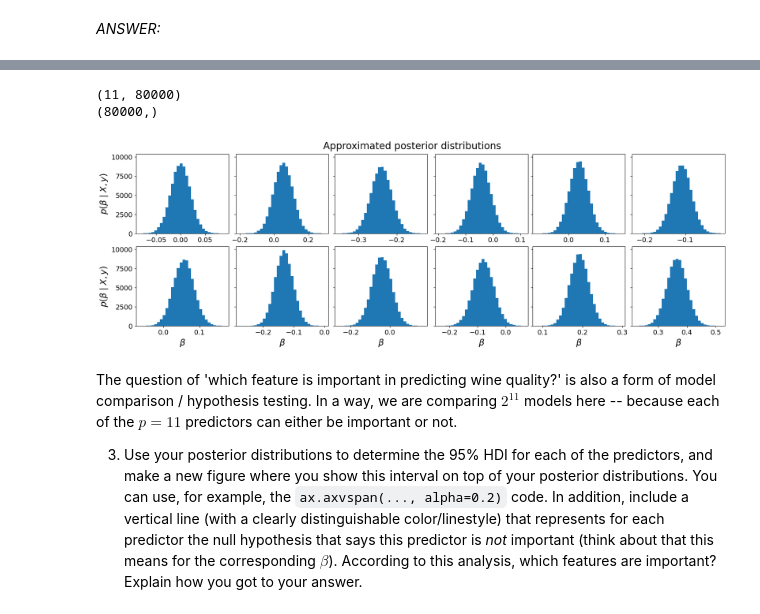
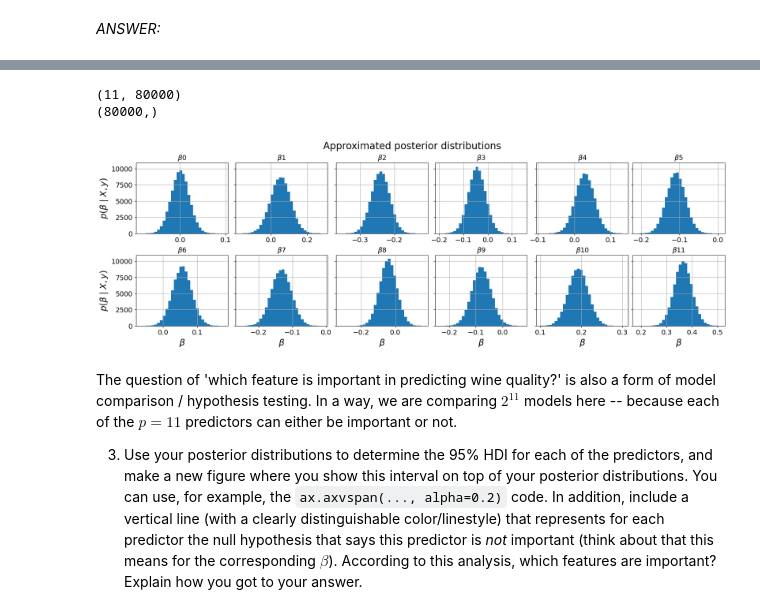
Before and after one commit to DerOeko/SOW-BKI203BS, a Jupyter notebook: LargeAssignment2/Big assignment 2 23-24.ipynb, the cells around one changed output, grey strips where cells are left out. Drawn from its saved outputs; the diff is of its cells as text; code cells hidden in the pictures.

```diff
--- a/LargeAssignment2/Big assignment 2 23-24.ipynb
+++ b/LargeAssignment2/Big assignment 2 23-24.ipynb
@@ -662,7 +675,7 @@ def get_hdi(s, intv=0.95):
     if s.ndim == 1:
         s = np.sort(s)
         n = len(s)
-        ci = round(intv * n)#np.floor does
+        ci = int(np.round(intv * n))#np.floor does
         # print('ci:', ci)
         # print('n:', n)
         min_width = np.inf # this will be updated to make sure we have intv % of the samples in the nearest interval
@@ -678,34 +691,34 @@ def get_hdi(s, intv=0.95):
         return [get_hdi(row, intv) for row in s]
 
 
 b = samples['beta'].reshape(p, num_samples * num_chains)
 print(b.shape)
 b0 = samples['beta_0'].reshape(num_samples * num_chains) # all the chains are now in one row
 print(b0.shape)
 get_hdi(b0)
 _, axes = plt.subplots(nrows=2, ncols=6, sharey=True, constrained_layout=True,
                        figsize=(18, 6))
 
 for i, ax in enumerate(axes.flatten()):
     if i == 0:
         ax.hist(b0, bins=30)
     else:
         ax.hist(b[i-1, :], bins=30)
 
 
     ax.grid(True)
     ax.set_title(rf"$\beta${i}", fontsize=14)
 
 for ax in axes[1, :]:
     ax.set_xlabel(r'$\beta$')
 for ax in axes[:, 0]:
     ax.set_ylabel(r'$p(\beta \mid X, y)$')
 
 plt.suptitle('Approximated posterior distributions', fontsize=20);
 # %% [output]
 (11, 80000)
 (80000,)
-[figure, old version]
+[figure, new version]
 # %% [markdown]
 The question of 'which feature is important in predicting wine quality?' is also a form of model comparison / hypothesis testing. In a way, we are comparing $2^{11}$ models here -- because each of the $p=11$ predictors can either be important or not.
 
```
Also changed, not shown: parts of 10 cells of this notebook, 1 other file.
